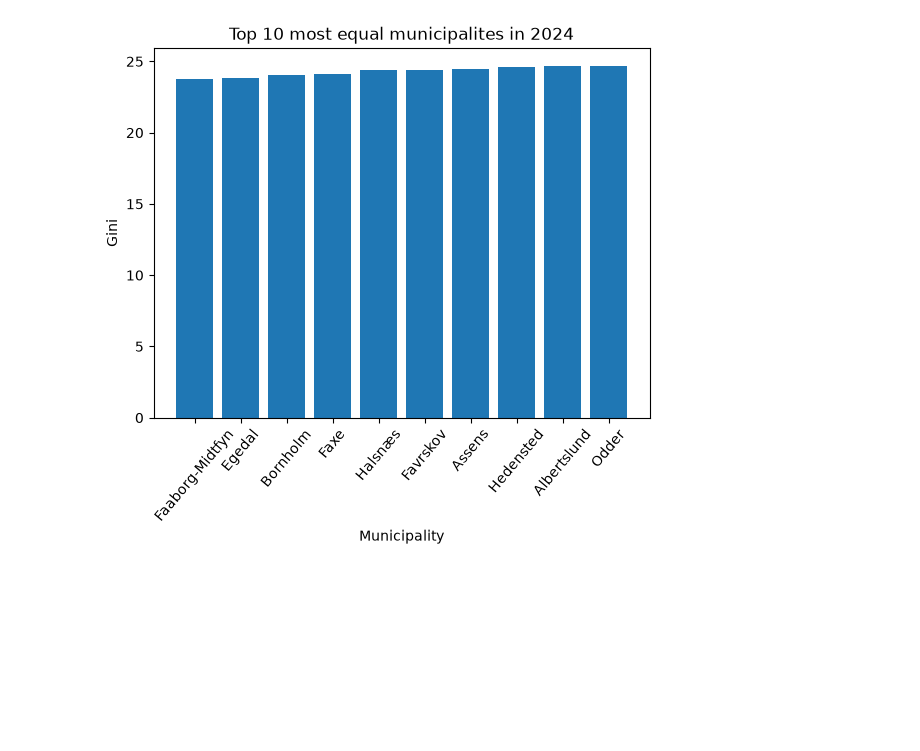
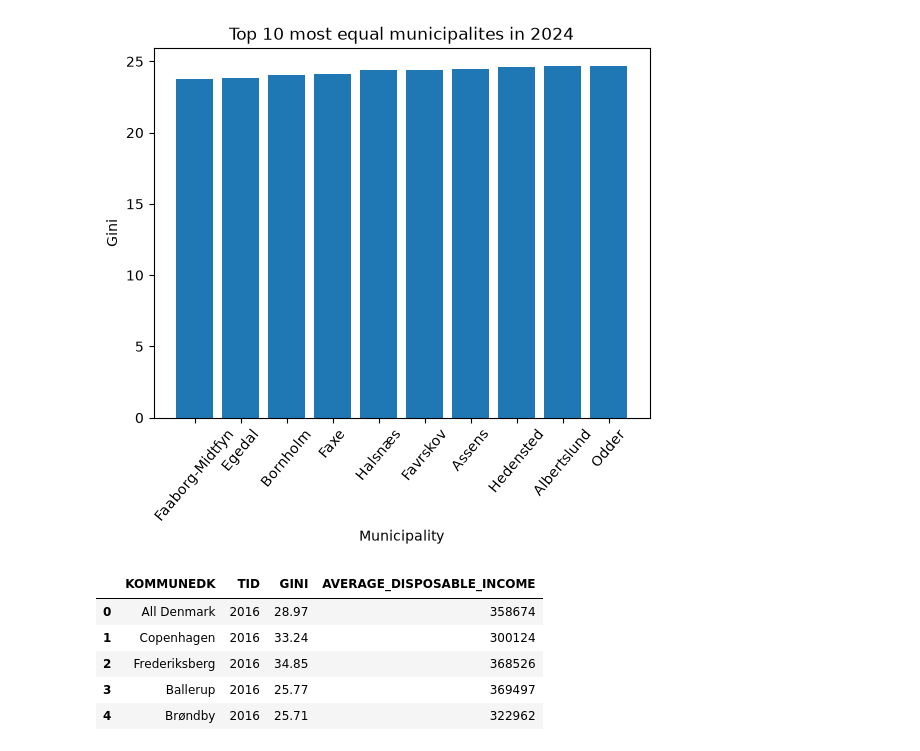
Before and after one commit to NumEconCopenhagen/projects-2025-philippa-ronya, a Jupyter notebook: 01_dataproject/Ronya_dataproject.ipynb, the cells around one changed output. Saved outputs shown, nothing was run; the diff lists cells and outputs as text; code cells hidden in the pictures; blank space fills up the shorter version.

```diff
--- a/01_dataproject/Ronya_dataproject.ipynb
+++ b/01_dataproject/Ronya_dataproject.ipynb
@@ -313,3 +313,13 @@ The least equal:
 [figure]
 The most equal:
 [figure]
+# %%
+import Ronya_dataproject14
+display(merged_municipalities_part2.head())
+# %% [output]
+|  | KOMMUNEDK | TID | GINI | AVERAGE_DISPOSABLE_INCOME |
+| 0 | All Denmark | 2016 | 28.97 | 358674 |
+| 1 | Copenhagen | 2016 | 33.24 | 300124 |
+| 2 | Frederiksberg | 2016 | 34.85 | 368526 |
+| 3 | Ballerup | 2016 | 25.77 | 369497 |
+| 4 | Brøndby | 2016 | 25.71 | 322962 |
```
Also changed, not shown: parts of 5 cells of this notebook, 3 other files.
